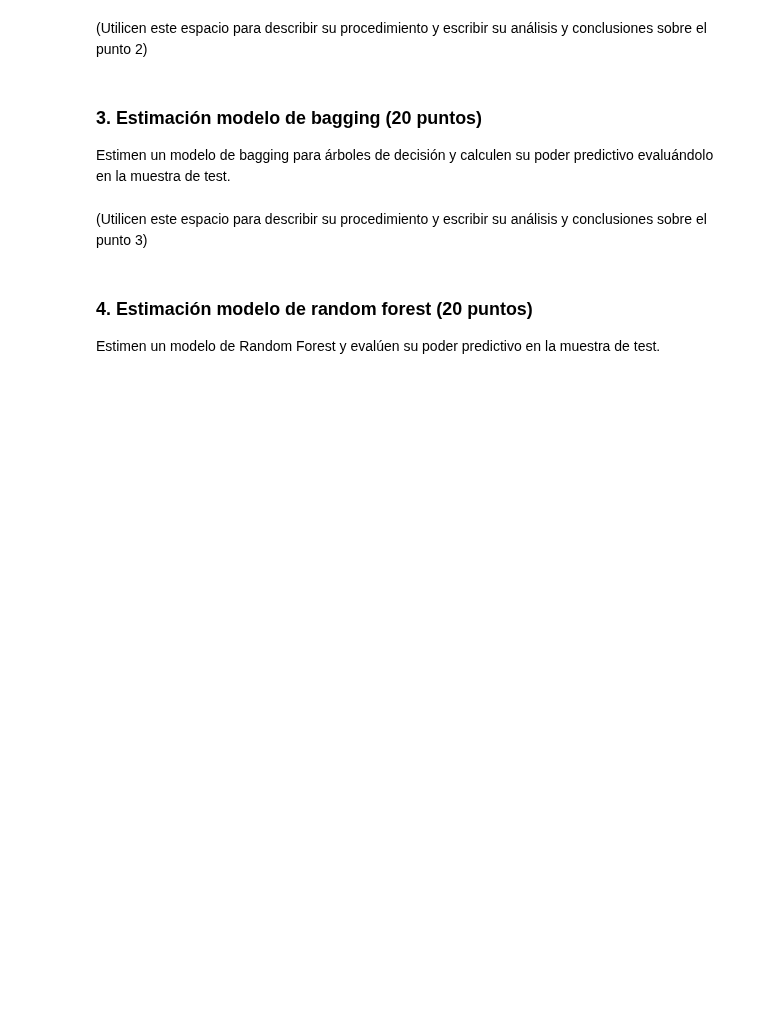
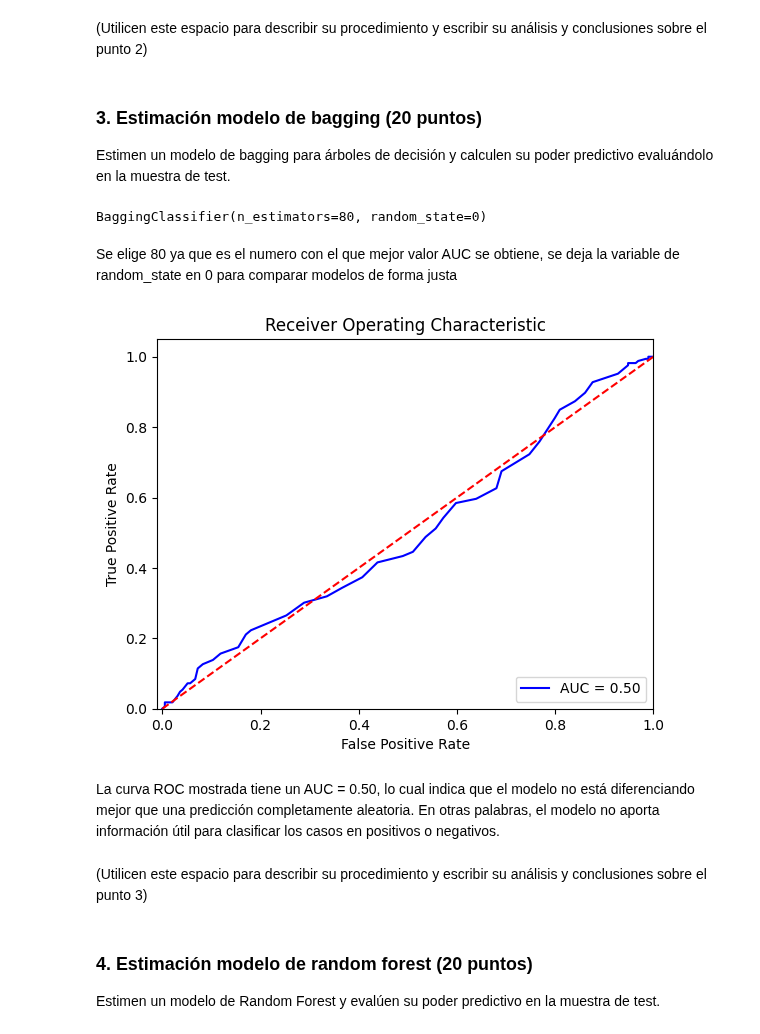
Before and after one commit to carrasquintero/Entrega_ETL, a Jupyter notebook: ML/Caso aplicación de árboles de decisión y ensamblajes.ipynb, the cells around one changed output. Drawn from its saved outputs; the diff is of its cells as text; code cells hidden in the pictures; blank space fills up the shorter version.

```diff
--- a/ML/Caso aplicación de árboles de decisión y ensamblajes.ipynb
+++ b/ML/Caso aplicación de árboles de decisión y ensamblajes.ipynb
@@ -127,6 +165,29 @@ plt.show()
 Estimen un modelo de bagging para árboles de decisión y calculen su poder predictivo evaluándolo en la muestra de test.
 # %%
 #### Utilicen este espacio para escribir los códigos del procedimiento del punto 3 ####
+clfBag = BaggingClassifier(n_estimators=80, random_state=0)
+clfBag.fit(XTrain, yTrain)
+# %% [output]
+BaggingClassifier(n_estimators=80, random_state=0)
+# %% [markdown]
+Se elige 80 ya que es el numero con el que mejor valor AUC se obtiene, se deja la variable de random_state en 0 para comparar modelos de forma justa
+# %%
+prediccionBag=clfBag.predict_proba(XTest)[:,0]
+fpr, tpr, thresholds = metrics.roc_curve(yTest, prediccionBag, pos_label=0)
+AUCBag=metrics.auc(fpr, tpr)
+plt.title('Receiver Operating Characteristic')
+plt.plot(fpr, tpr, 'b', label = 'AUC = %0.2f' % AUCBag)
+plt.legend(loc = 'lower right')
+plt.plot([0, 1], [0, 1],'r--')
+plt.xlim([-0.01, 1])
+plt.ylim([0, 1.05])
+plt.ylabel('True Positive Rate')
+plt.xlabel('False Positive Rate')
+plt.show()
+# %% [output]
+[figure, added]
+# %% [markdown]
+La curva ROC mostrada tiene un AUC = 0.50, lo cual indica que el modelo no está diferenciando mejor que una predicción completamente aleatoria. En otras palabras, el modelo no aporta información útil para clasificar los casos en positivos o negativos.
 # %% [markdown]
 (Utilicen este espacio para describir su procedimiento y escribir su análisis y conclusiones sobre el punto 3)
 # %% [markdown]
```
Also changed, not shown: parts of 7 cells of this notebook.
